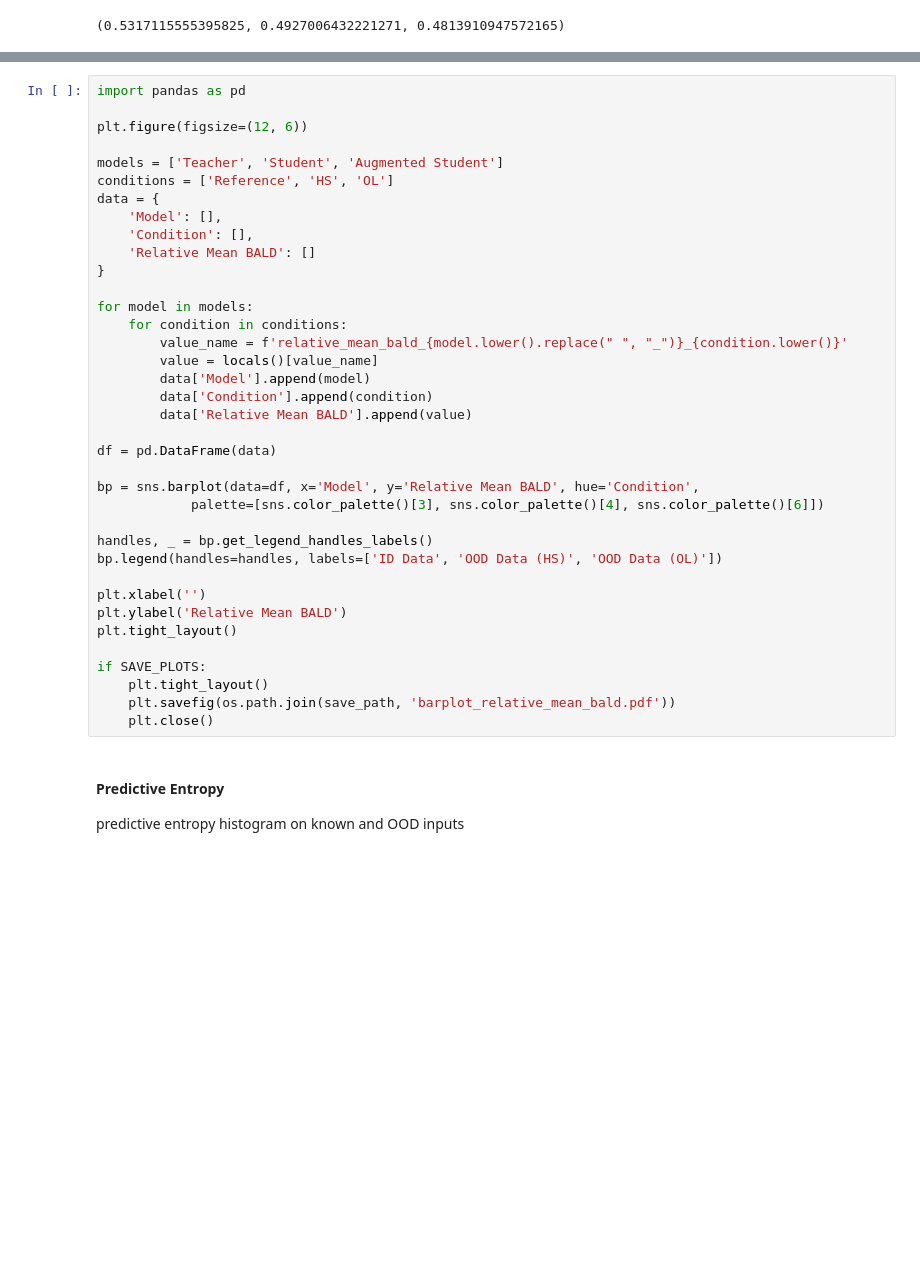
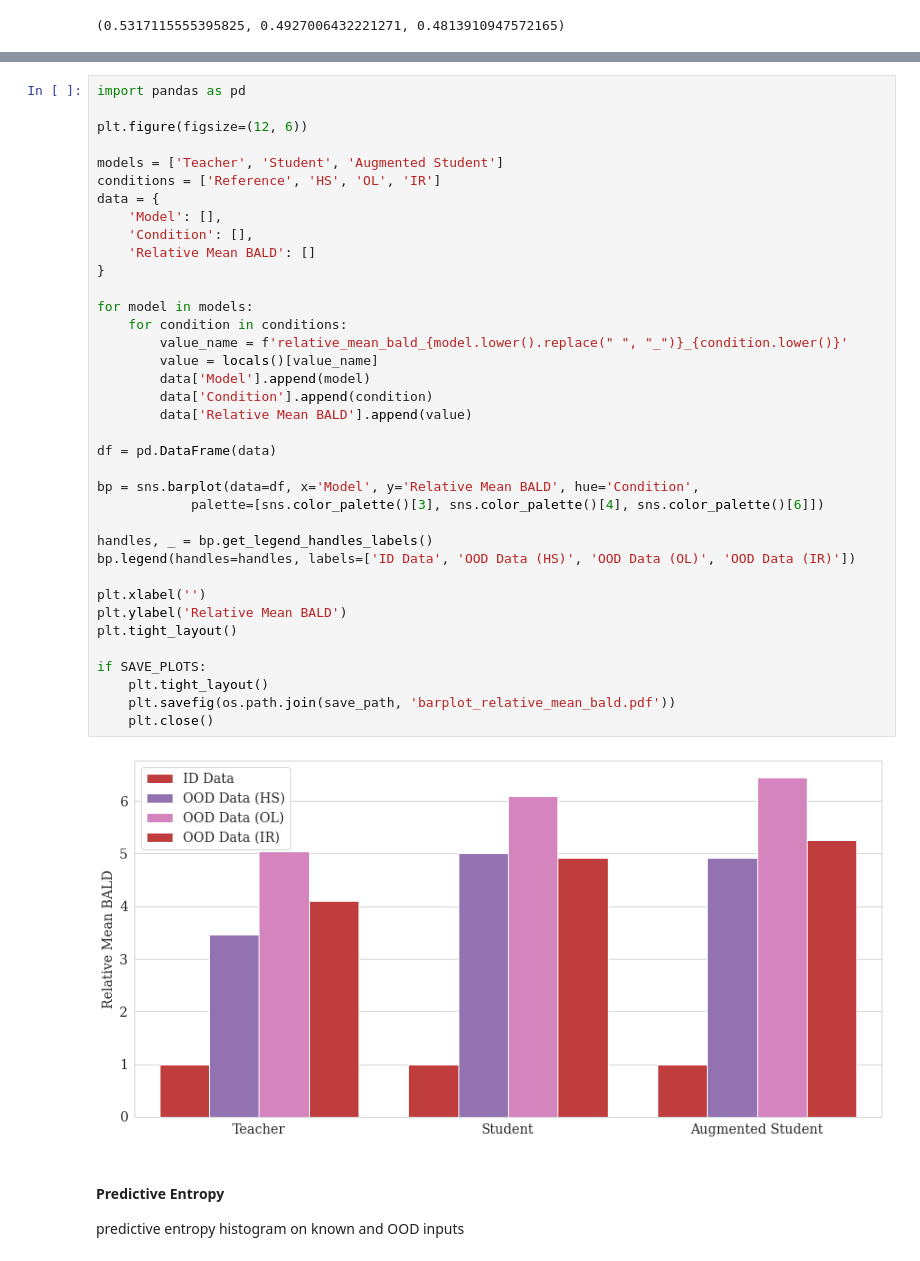
Before and after one commit to jsonnenburg/real-time-uncertainty-text-classification, a Jupyter notebook: analysis/ood_detection_result_analysis.ipynb, the cells around one changed output, grey strips where cells are left out. Saved outputs shown, nothing was run; the diff lists cells and outputs as text; blank space fills up the shorter version.

```diff
--- a/analysis/ood_detection_result_analysis.ipynb
+++ b/analysis/ood_detection_result_analysis.ipynb
@@ -172,37 +205,39 @@ import pandas as pd
 plt.figure(figsize=(12, 6))
 
 models = ['Teacher', 'Student', 'Augmented Student']
-conditions = ['Reference', 'HS', 'OL']
+conditions = ['Reference', 'HS', 'OL', 'IR']
 data = {
     'Model': [],
     'Condition': [],
     'Relative Mean BALD': []
 }
 
 for model in models:
     for condition in conditions:
         value_name = f'relative_mean_bald_{model.lower().replace(" ", "_")}_{condition.lower()}'
         value = locals()[value_name]
         data['Model'].append(model)
         data['Condition'].append(condition)
         data['Relative Mean BALD'].append(value)
 
 df = pd.DataFrame(data)
 
 bp = sns.barplot(data=df, x='Model', y='Relative Mean BALD', hue='Condition',
             palette=[sns.color_palette()[3], sns.color_palette()[4], sns.color_palette()[6]])
 
 handles, _ = bp.get_legend_handles_labels()
-bp.legend(handles=handles, labels=['ID Data', 'OOD Data (HS)', 'OOD Data (OL)'])
+bp.legend(handles=handles, labels=['ID Data', 'OOD Data (HS)', 'OOD Data (OL)', 'OOD Data (IR)'])
 
 plt.xlabel('')
 plt.ylabel('Relative Mean BALD')
 plt.tight_layout()
 
 if SAVE_PLOTS:
     plt.tight_layout()
     plt.savefig(os.path.join(save_path, 'barplot_relative_mean_bald.pdf'))
     plt.close()
+# %% [output]
+[figure, added]
 # %% [markdown]
 #### Predictive Entropy
 
```
Also changed, not shown: parts of 11 cells of this notebook, 1 other file.
